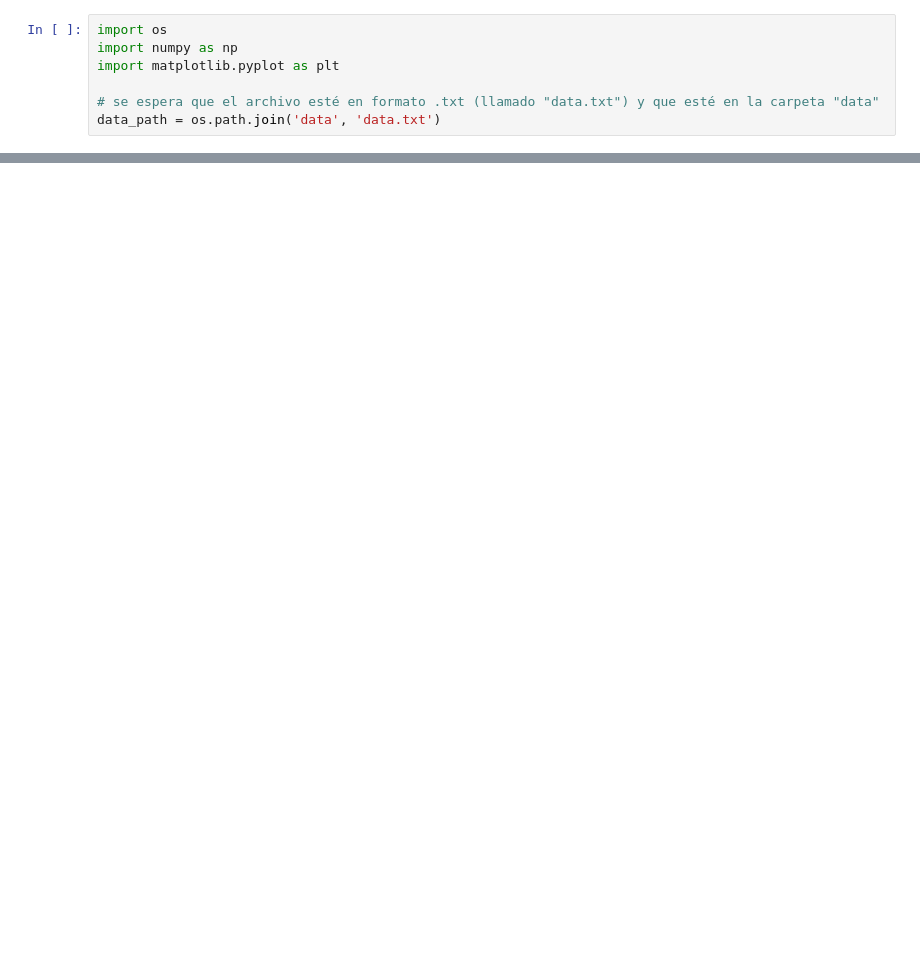
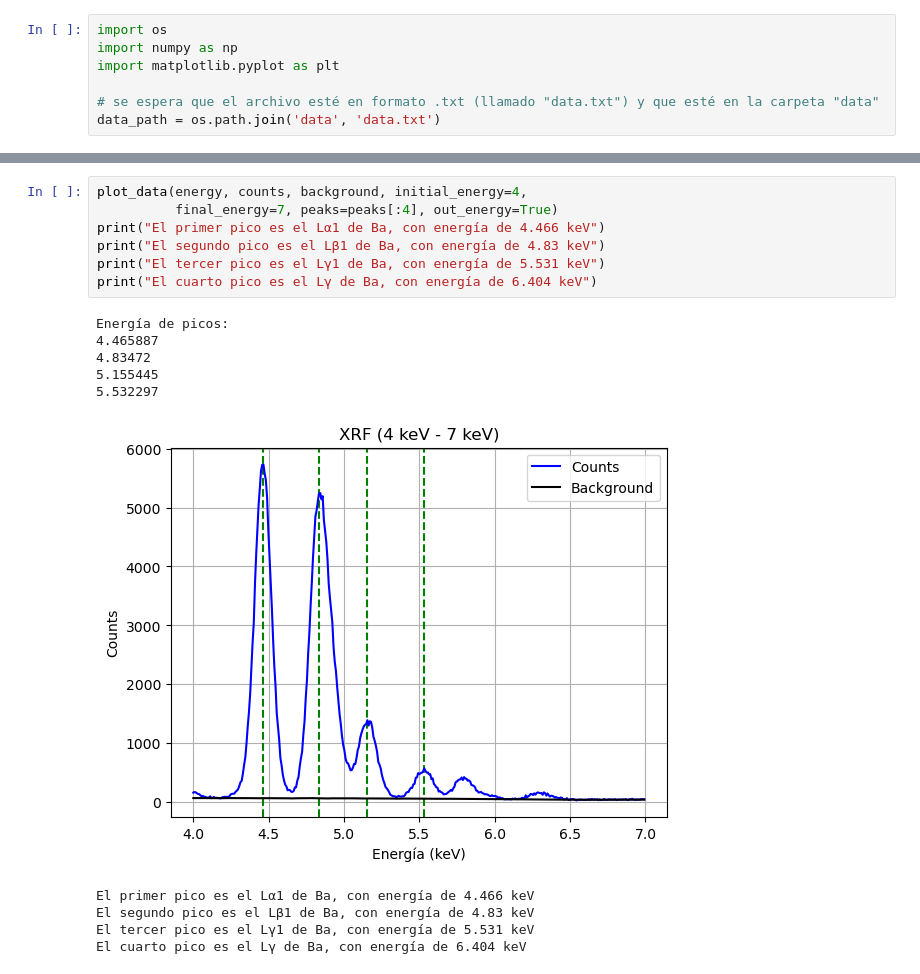
Before and after one commit to eduardoh27/Core-Level-Spectroscopy, a Jupyter notebook: Taller 3/punto9.ipynb, the cells around one changed output, grey strips where cells are left out. Drawn from its saved outputs; the diff is of its cells as text; blank space fills up the shorter version.

```diff
--- a/Taller 3/punto9.ipynb
+++ b/Taller 3/punto9.ipynb
@@ -165,0 +204,18 @@ plot_data(energy, counts, background, initial_energy=14.8, final_energy=15.1)
+# %%
+plot_data(energy, counts, background, initial_energy=4,
+          final_energy=7, peaks=peaks[:4], out_energy=True)
+print("El primer pico es el Lα1 de Ba, con energía de 4.466 keV")
+print("El segundo pico es el Lβ1 de Ba, con energía de 4.83 keV")
+print("El tercer pico es el Lγ1 de Ba, con energía de 5.531 keV")
+print("El cuarto pico es el Lγ de Ba, con energía de 6.404 keV")
+# %% [output]
+Energía de picos:
+4.465887
+4.83472
+5.155445
+5.532297
+[figure, added]
+El primer pico es el Lα1 de Ba, con energía de 4.466 keV
+El segundo pico es el Lβ1 de Ba, con energía de 4.83 keV
+El tercer pico es el Lγ1 de Ba, con energía de 5.531 keV
+El cuarto pico es el Lγ de Ba, con energía de 6.404 keV
```
Also changed, not shown: parts of 26 cells of this notebook, 1 other file.
